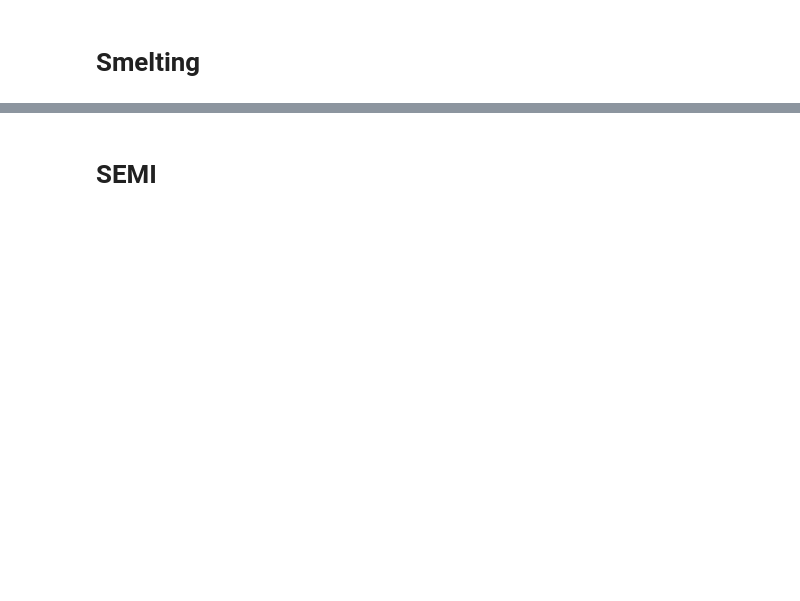
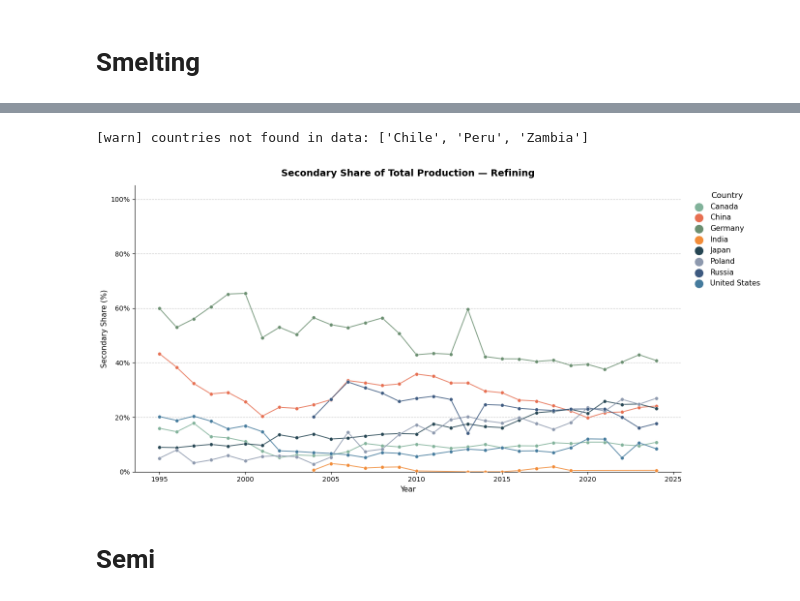
Before and after one commit to florihu/pySUTO, a Jupyter notebook: scripts/explo/icsg_flow.ipynb, the cells around one changed output, grey strips where cells are left out. Saved outputs shown, nothing was run; the diff lists cells and outputs as text; code cells hidden in the pictures; blank space fills up the shorter version.

```diff
--- a/scripts/explo/icsg_flow.ipynb
+++ b/scripts/explo/icsg_flow.ipynb
@@ -281,2 +475,25 @@ print(rf[rf.Year == 2007].sort_values('Value', ascending=False)[['Region', 'Valu
+# %%
+c_select = [
+    "United States",
+    "Chile",
+    "China",
+    "Peru",
+    "Canada",
+    "Japan",
+    "Zambia",
+    "Poland",
+    "Russia",
+    "India",
+    "Germany"
+]
+
+
+fig = plot_secondary_share(f, colors, countries=c_select, process='Refining')
+p = os.path.join(figp, 'primary_share_refining.png')
+fig.savefig(p, dpi=300, bbox_inches='tight')
+plt.show()
+# %% [output]
+[warn] countries not found in data: ['Chile', 'Peru', 'Zambia']
+[figure, added]
 # %% [markdown]
-# SEMI
+# Semi
```
Also changed, not shown: parts of 26 cells of this notebook, 9 other files.
